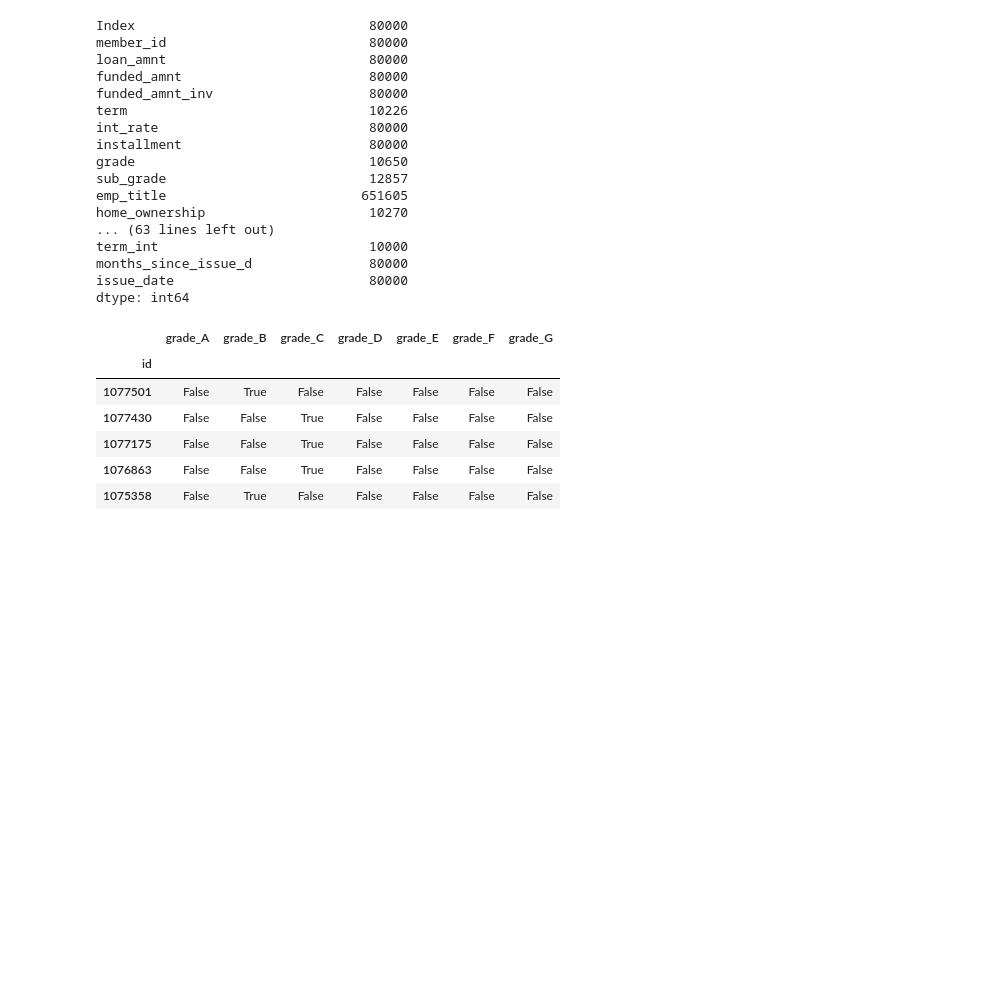
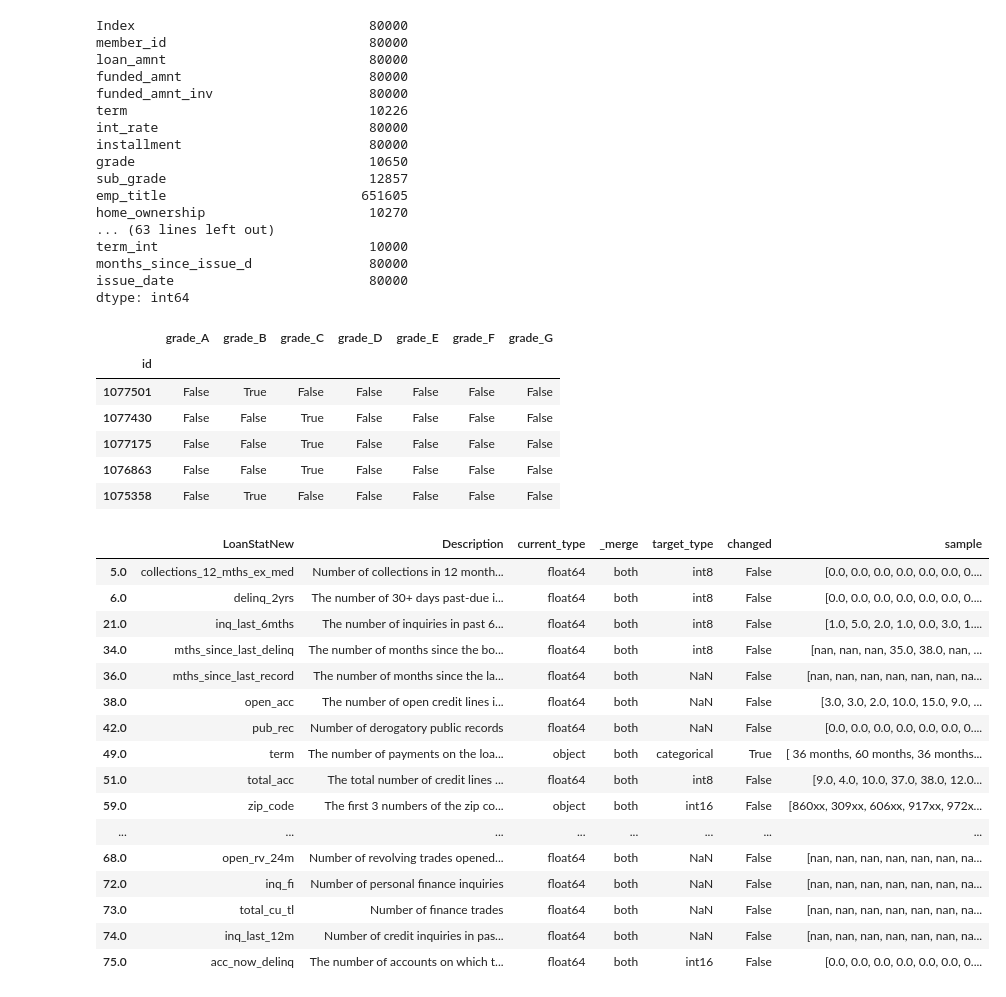
Before and after one commit to Xavi-Linux/CaRMeLo, a Jupyter notebook: notebooks/Data_Exploration.ipynb, the cells around one changed output. Drawn from its saved outputs; the diff is of its cells as text; code cells hidden in the pictures; blank space fills up the shorter version.

```diff
--- a/notebooks/Data_Exploration.ipynb
+++ b/notebooks/Data_Exploration.ipynb
@@ -238,7 +260,7 @@ df['emp_length_int'] = df['emp_length']\
     .fillna(0)\
     .astype(np.int8)
 # %%
-data_dict.loc[data_dict['LoanStatNew'] == 'emp_length', 'target_type'] = 'int8'
+data_dict.loc[data_dict['LoanStatNew'] == 'emp_length', 'target_type'] = 'categorical'
 data_dict.loc[data_dict['LoanStatNew'] == 'emp_length', 'changed'] = True
 # %% [markdown]
 earliest_cr_line:
@@ -254,7 +276,7 @@ df['months_since_earliest_cr_line'] = np.round(
   ) / np.timedelta64(30, 'D')
 ).astype('int64')
 # %%
-data_dict.loc[data_dict['LoanStatNew'] == 'earliest_cr_line', 'target_type'] = 'int64'
+data_dict.loc[data_dict['LoanStatNew'] == 'earliest_cr_line', 'target_type'] = 'date'
 data_dict.loc[data_dict['LoanStatNew'] == 'earliest_cr_line', 'changed'] = True
 # %% [markdown]
 Create an int version for term
@@ -265,5 +287,5 @@ array([' 36 months', ' 60 months'], dtype=object)
 # %%
 df['term_int'] = df['term'].str.extract(r'(?P<year>[0-9]{1,2})').astype('int8')
 # %%
-data_dict.loc[data_dict['LoanStatNew'] == 'term', 'target_type'] = 'int8'
+data_dict.loc[data_dict['LoanStatNew'] == 'term', 'target_type'] = 'categorical'
 data_dict.loc[data_dict['LoanStatNew'] == 'term', 'changed'] = True
@@ -376,3 +400,25 @@ pd.get_dummies(df['grade'], prefix='grade').head()
 | 1077175 | False | False | True | False | False | False | False |
 | 1076863 | False | False | True | False | False | False | False |
 | 1075358 | False | True | False | False | False | False | False |
+# %%
+description_mask: pd.Series = (data_dict['Description'].str.contains('[N,n]umber')) & (~data_dict['Description'].isnull())
+# %%
+data_dict[description_mask]
+# %% [output]
+|  | LoanStatNew | Description | current_type | _merge | target_type | changed | sample |
+| 5.0 | collections_12_mths_ex_med | Number of collections in 12 month... | float64 | both | int8 | False | [0.0, 0.0, 0.0, 0.0, 0.0, 0.0, 0.... |
+| 6.0 | delinq_2yrs | The number of 30+ days past-due i... | float64 | both | int8 | False | [0.0, 0.0, 0.0, 0.0, 0.0, 0.0, 0.... |
+| 21.0 | inq_last_6mths | The number of inquiries in past 6... | float64 | both | int8 | False | [1.0, 5.0, 2.0, 1.0, 0.0, 3.0, 1.... |
+| 34.0 | mths_since_last_delinq | The number of months since the bo... | float64 | both | int8 | False | [nan, nan, nan, 35.0, 38.0, nan, ... |
+| 36.0 | mths_since_last_record | The number of months since the la... | float64 | both | NaN | False | [nan, nan, nan, nan, nan, nan, na... |
+| 38.0 | open_acc | The number of open credit lines i... | float64 | both | NaN | False | [3.0, 3.0, 2.0, 10.0, 15.0, 9.0, ... |
+| 42.0 | pub_rec | Number of derogatory public records | float64 | both | NaN | False | [0.0, 0.0, 0.0, 0.0, 0.0, 0.0, 0.... |
+| 49.0 | term | The number of payments on the loa... | object | both | categorical | True | [ 36 months, 60 months, 36 months... |
+| 51.0 | total_acc | The total number of credit lines ... | float64 | both | int8 | False | [9.0, 4.0, 10.0, 37.0, 38.0, 12.0... |
+| 59.0 | zip_code | The first 3 numbers of the zip co... | object | both | int16 | False | [860xx, 309xx, 606xx, 917xx, 972x... |
+| ... | ... | ... | ... | ... | ... | ... | ... |
+| 68.0 | open_rv_24m | Number of revolving trades opened... | float64 | both | NaN | False | [nan, nan, nan, nan, nan, nan, na... |
+| 72.0 | inq_fi | Number of personal finance inquiries | float64 | both | NaN | False | [nan, nan, nan, nan, nan, nan, na... |
+| 73.0 | total_cu_tl | Number of finance trades | float64 | both | NaN | False | [nan, nan, nan, nan, nan, nan, na... |
+| 74.0 | inq_last_12m | Number of credit inquiries in pas... | float64 | both | NaN | False | [nan, nan, nan, nan, nan, nan, na... |
+| 75.0 | acc_now_delinq | The number of accounts on which t... | float64 | both | int16 | False | [0.0, 0.0, 0.0, 0.0, 0.0, 0.0, 0.... |
```
Also changed, not shown: parts of 55 cells of this notebook.
